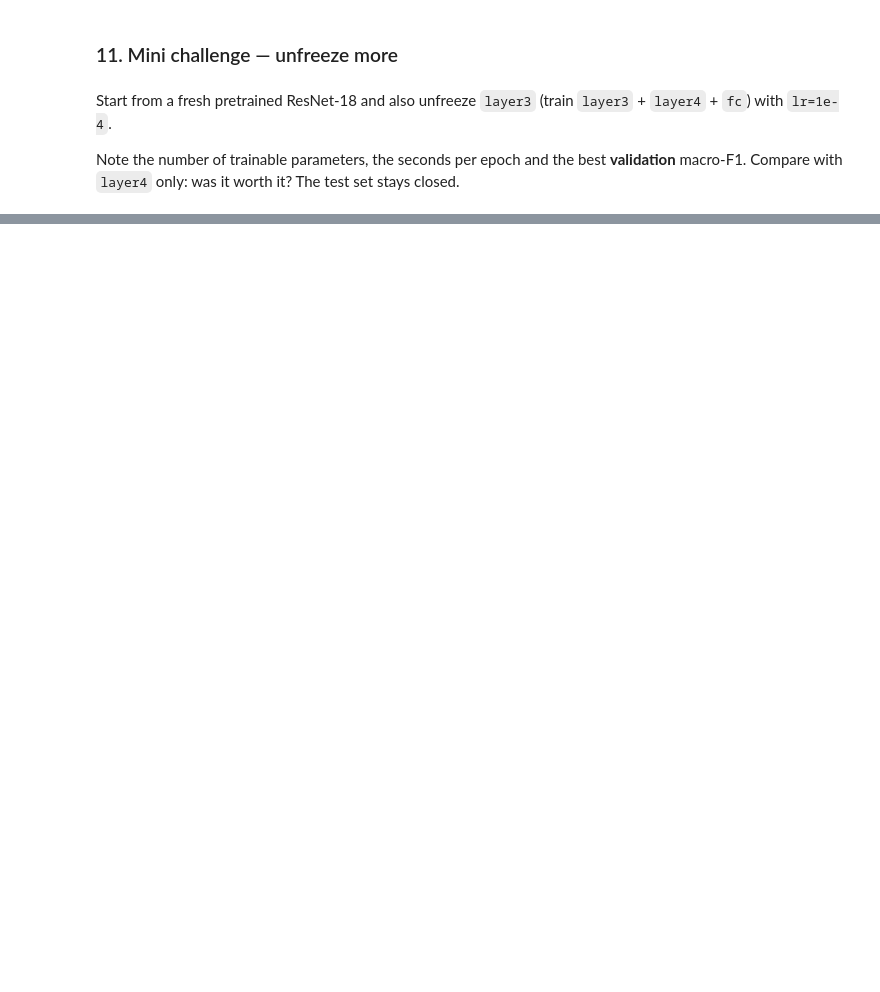
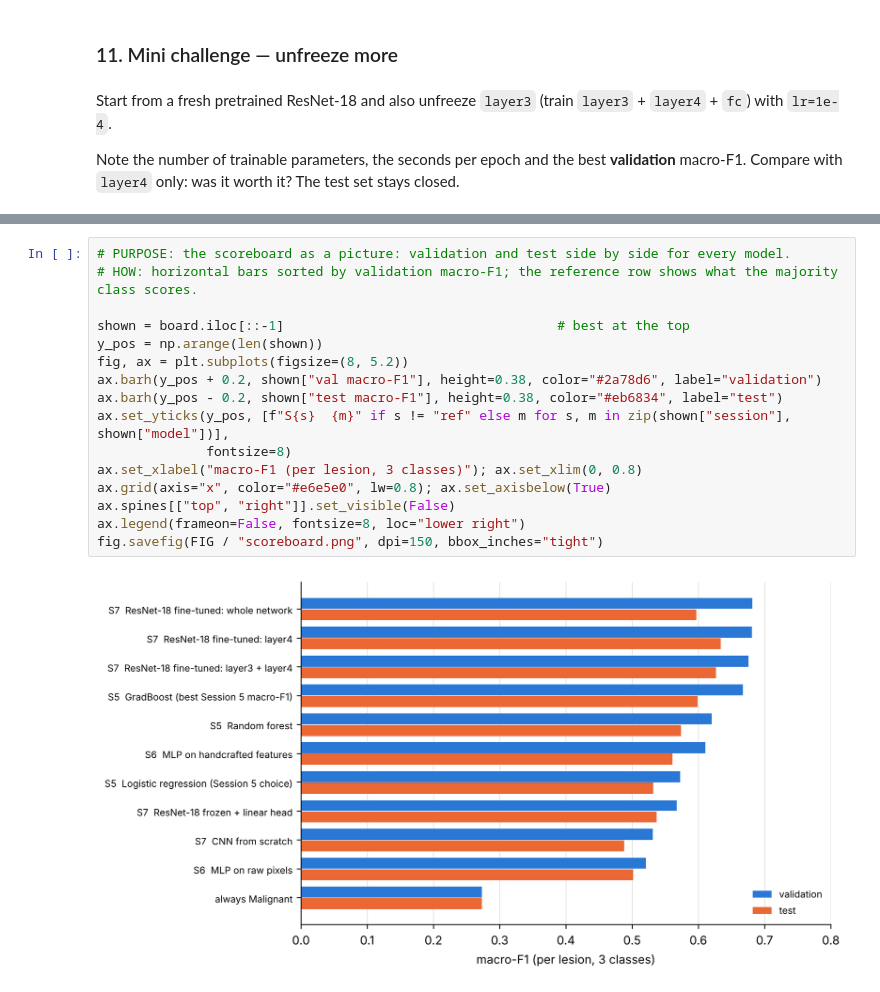
Before and after one commit to bporto-eada/milk10k-eda, a Jupyter notebook: session7_cnns.ipynb, the cells around one changed output, grey strips where cells are left out. Cells and saved outputs as stored; diff of their text form; blank space fills up the shorter version.

```diff
--- a/session7_cnns.ipynb
+++ b/session7_cnns.ipynb
@@ -710,0 +1171,18 @@ show_scoreboard()
+# %%
+# PURPOSE: the scoreboard as a picture: validation and test side by side for every model.
+# HOW: horizontal bars sorted by validation macro-F1; the reference row shows what the majority class scores.
+
+shown = board.iloc[::-1]                                   # best at the top
+y_pos = np.arange(len(shown))
+fig, ax = plt.subplots(figsize=(8, 5.2))
+ax.barh(y_pos + 0.2, shown["val macro-F1"], height=0.38, color="#2a78d6", label="validation")
+ax.barh(y_pos - 0.2, shown["test macro-F1"], height=0.38, color="#eb6834", label="test")
+ax.set_yticks(y_pos, [f"S{s}  {m}" if s != "ref" else m for s, m in zip(shown["session"], shown["model"])],
+              fontsize=8)
+ax.set_xlabel("macro-F1 (per lesion, 3 classes)"); ax.set_xlim(0, 0.8)
+ax.grid(axis="x", color="#e6e5e0", lw=0.8); ax.set_axisbelow(True)
+ax.spines[["top", "right"]].set_visible(False)
+ax.legend(frameon=False, fontsize=8, loc="lower right")
+fig.savefig(FIG / "scoreboard.png", dpi=150, bbox_inches="tight")
+# %% [output]
+[figure, added]
```
Also changed, not shown: parts of 48 cells of this notebook, 14 other files.
